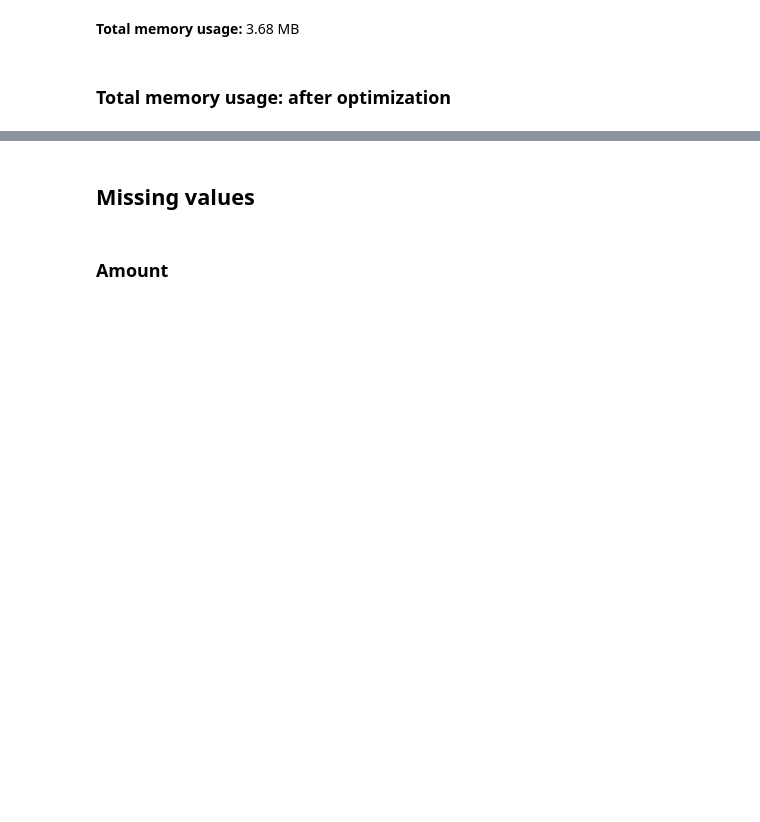
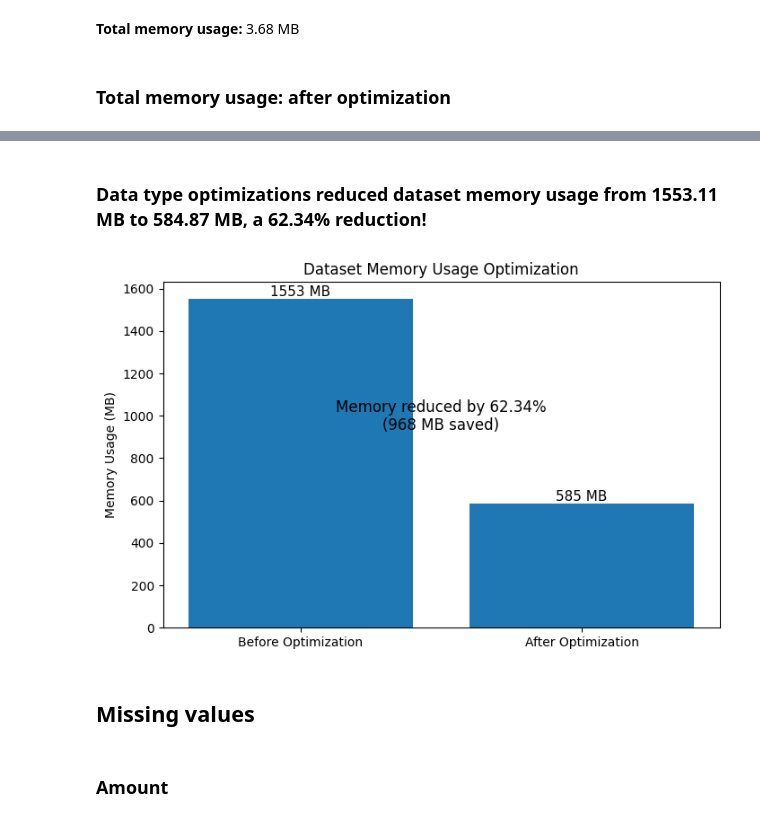
Before and after one commit to isrreal/COVID-19-Forecasting-System, a Jupyter notebook: notebooks/data_exploration.ipynb, the cells around one changed output, grey strips where cells are left out. Saved outputs shown, nothing was run; the diff lists cells and outputs as text; code cells hidden in the pictures; blank space fills up the shorter version.

Commit message:
feat: add plot showing dataset reduction and memory optimization

```diff
--- a/notebooks/data_exploration.ipynb
+++ b/notebooks/data_exploration.ipynb
@@ -285,3 +301,43 @@ display(
+# %% [markdown]
+### Data type optimizations reduced dataset memory usage from 1553.11 MB to 584.87 MB, a 62.34% reduction!
+# %%
+before = 1553.11
+after = 584.87
+saved = before - after
+reduction = (saved / before) * 100
+
+labels = ["Before Optimization", "After Optimization"]
+values = [before, after]
+
+plt.figure(figsize = (8,5))
+
+bars = plt.bar(labels, values)
+
+plt.title("Dataset Memory Usage Optimization")
+plt.ylabel("Memory Usage (MB)")
+
+for bar in bars:
+    height = bar.get_height()
+    plt.text(
+        bar.get_x() + bar.get_width() / 2,
+        height,
+        f"{height:.0f} MB",
+        ha = "center",
+        va = "bottom",
+        fontsize = 11
+    )
+
+plt.text(
+    0.5,
+    max(values) * 0.6,
+    f"Memory reduced by {reduction:.2f}%\n({saved:.0f} MB saved)",
+    ha = "center",
+    fontsize = 12
+)
+
+plt.show()
+# %% [output]
+[figure, added]
 # %% [markdown]
 ## Missing values
 # %% [markdown]
```
Also changed, not shown: parts of 31 cells of this notebook.
